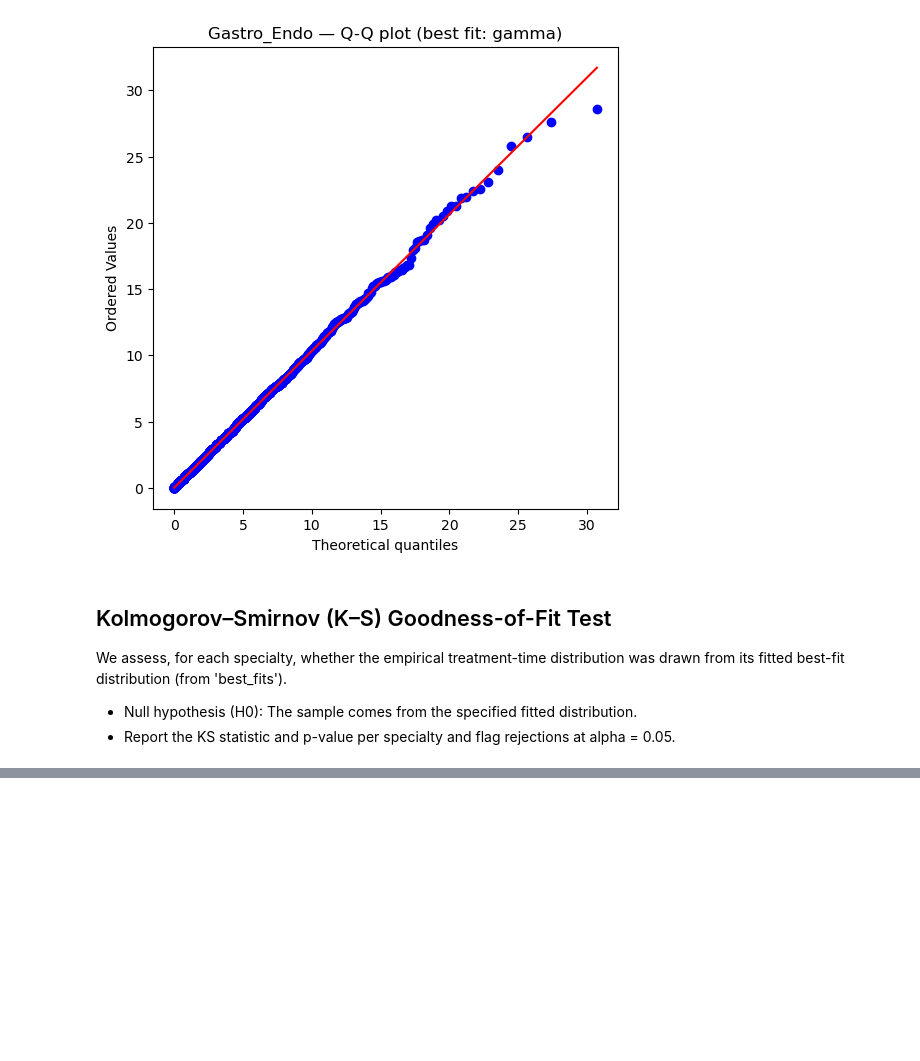
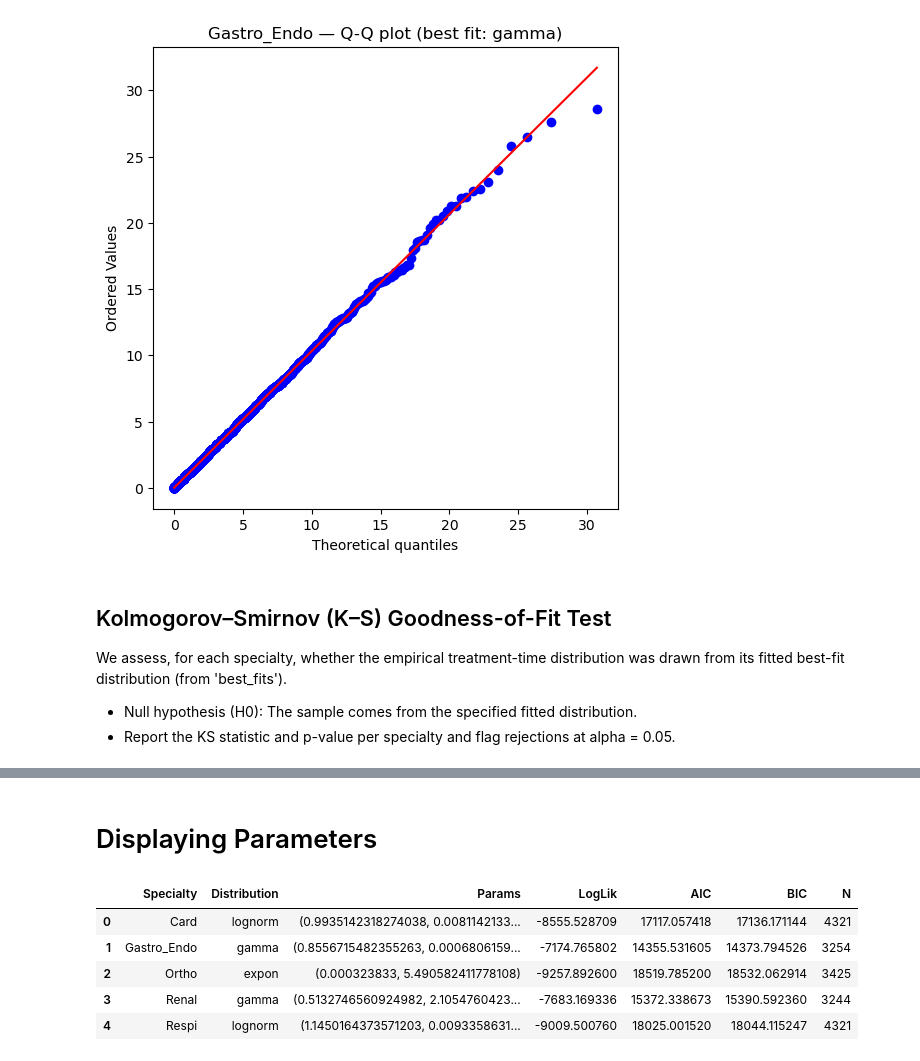
Before and after one commit to elenayzhu/mie360, a Jupyter notebook: Treatment_InputModelling.ipynb, the cells around one changed output, grey strips where cells are left out. Drawn from its saved outputs; the diff is of its cells as text; code cells hidden in the pictures; blank space fills up the shorter version.

```diff
--- a/Treatment_InputModelling.ipynb
+++ b/Treatment_InputModelling.ipynb
@@ -397,0 +399,11 @@ display(ks_results)
+# %% [markdown]
+# Displaying Parameters
+# %%
+best_fits
+# %% [output]
+|  | Specialty | Distribution | Params | LogLik | AIC | BIC | N |
+| 0 | Card | lognorm | (0.9935142318274038, 0.0081142133... | -8555.528709 | 17117.057418 | 17136.171144 | 4321 |
+| 1 | Gastro_Endo | gamma | (0.8556715482355263, 0.0006806159... | -7174.765802 | 14355.531605 | 14373.794526 | 3254 |
+| 2 | Ortho | expon | (0.000323833, 5.490582411778108) | -9257.892600 | 18519.785200 | 18532.062914 | 3425 |
+| 3 | Renal | gamma | (0.5132746560924982, 2.1054760423... | -7683.169336 | 15372.338673 | 15390.592360 | 3244 |
+| 4 | Respi | lognorm | (1.1450164373571203, 0.0093358631... | -9009.500760 | 18025.001520 | 18044.115247 | 4321 |
```
Also changed, not shown: parts of 5 cells of this notebook.
